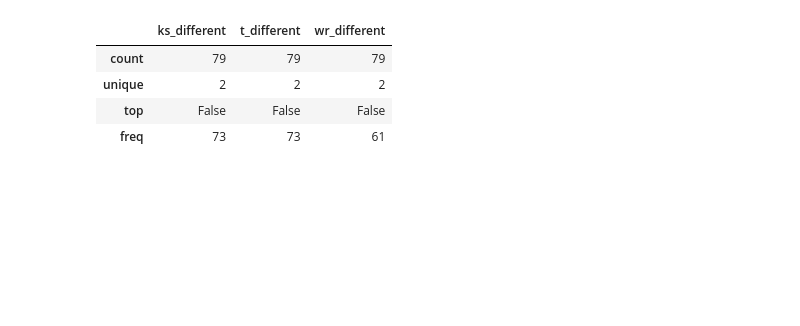
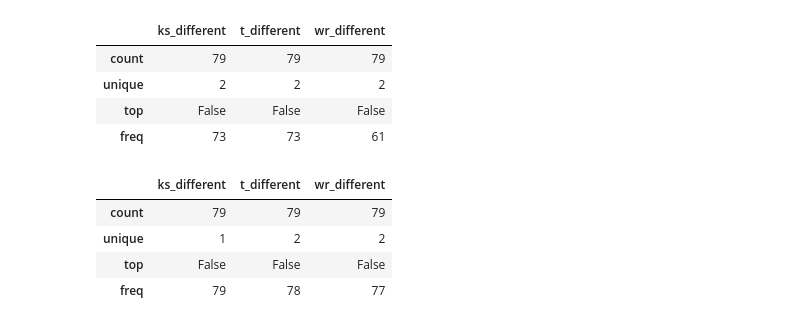
Before and after one commit to CN-TU/controllable-network-data-balancing-with-gans, a Jupyter notebook: data_exploration.ipynb, the cells around one changed output. Saved outputs shown, nothing was run; the diff lists cells and outputs as text; code cells hidden in the pictures; blank space fills up the shorter version.

```diff
--- a/data_exploration.ipynb
+++ b/data_exploration.ipynb
@@ -688,3 +717,15 @@ df_stats.describe(include="bool")
 | unique | 2 | 2 | 2 |
 | top | False | False | False |
 | freq | 73 | 73 | 61 |
+# %%
+# similar performance on sample
+# can be computed quickly, could take all three tests
+# but then it becomes cluttered
+# take the ks test?
+df_stats_small.describe(include="bool")
+# %% [output]
+|  | ks_different | t_different | wr_different |
+| count | 79 | 79 | 79 |
+| unique | 1 | 2 | 2 |
+| top | False | False | False |
+| freq | 79 | 78 | 77 |
```
Also changed, not shown: parts of 6 cells of this notebook, 2 other files.
